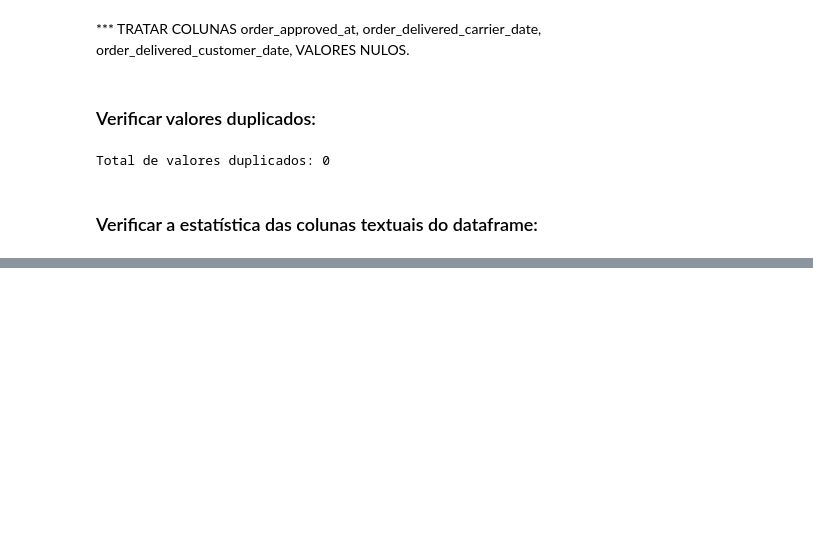
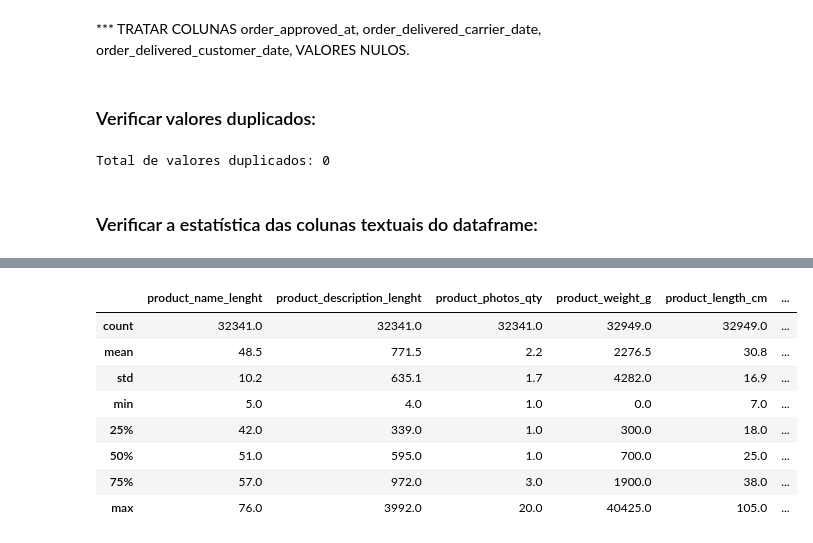
Before and after one commit to renato-albuquerque/triggo_ai_challenge, a Jupyter notebook: main.ipynb, the cells around one changed output, grey strips where cells are left out. Cells and saved outputs as stored; diff of their text form; code cells hidden in the pictures; blank space fills up the shorter version.

Commit message:
concluida analise exploratoria dataset products

```diff
--- a/main.ipynb
+++ b/main.ipynb
@@ -437,0 +442,3 @@ df_orders.describe(include=['object'])
+# %%
+df_products = pd.read_csv('./dataset/olist_products_dataset.csv', sep=",")
+df_products.head()
@@ -437,0 +507,12 @@ df_orders.describe(include=['object'])
+# %%
+df_products.describe().round(1)
+# %% [output]
+|  | product_name_lenght | product_description_lenght | product_photos_qty | product_weight_g | product_length_cm | ... |
+| count | 32341.0 | 32341.0 | 32341.0 | 32949.0 | 32949.0 | ... |
+| mean | 48.5 | 771.5 | 2.2 | 2276.5 | 30.8 | ... |
+| std | 10.2 | 635.1 | 1.7 | 4282.0 | 16.9 | ... |
+| min | 5.0 | 4.0 | 1.0 | 0.0 | 7.0 | ... |
+| 25% | 42.0 | 339.0 | 1.0 | 300.0 | 18.0 | ... |
+| 50% | 51.0 | 595.0 | 1.0 | 700.0 | 25.0 | ... |
+| 75% | 57.0 | 972.0 | 3.0 | 1900.0 | 38.0 | ... |
+| max | 76.0 | 3992.0 | 20.0 | 40425.0 | 105.0 | ... |
```
Also changed, not shown: parts of 11 cells of this notebook.
